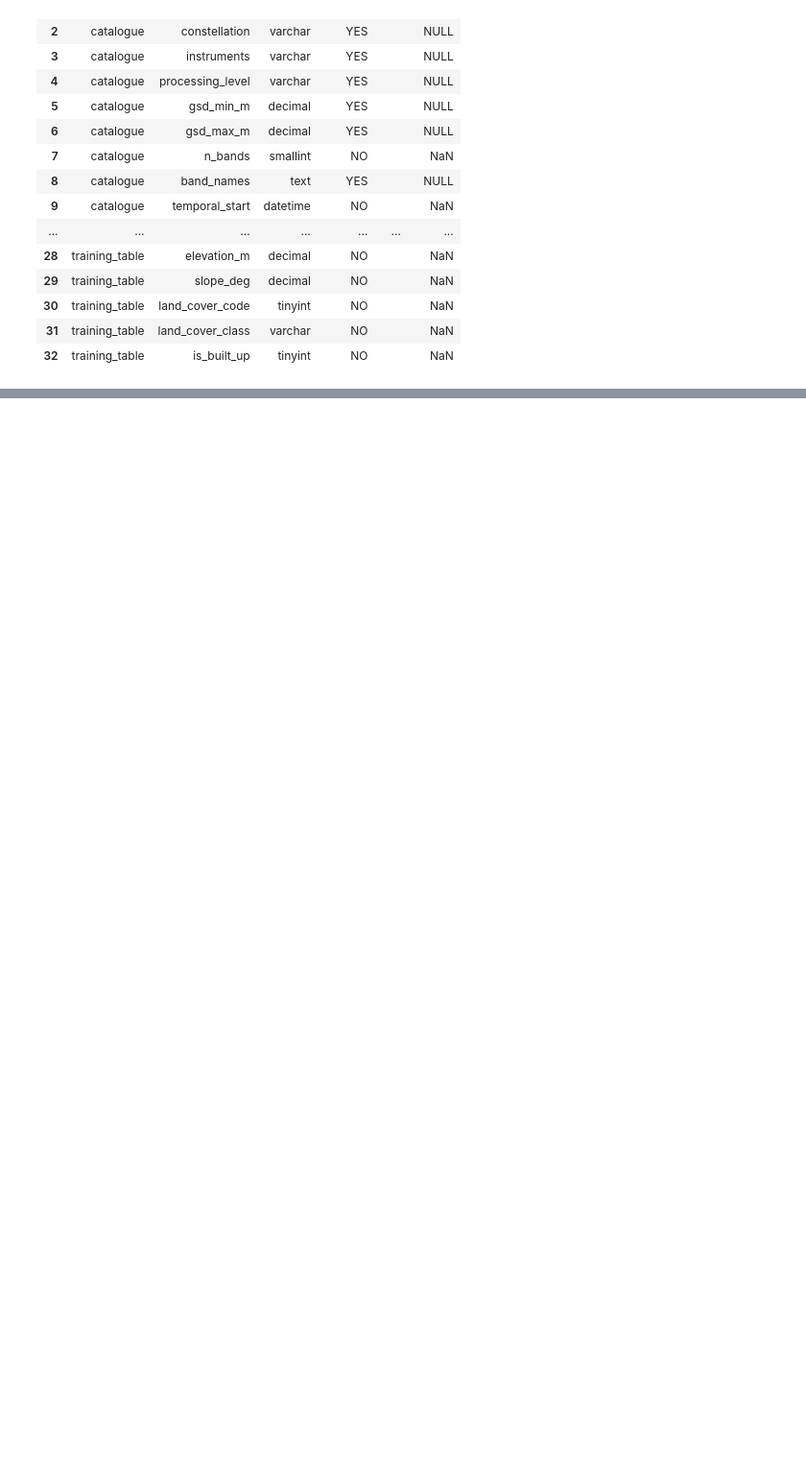
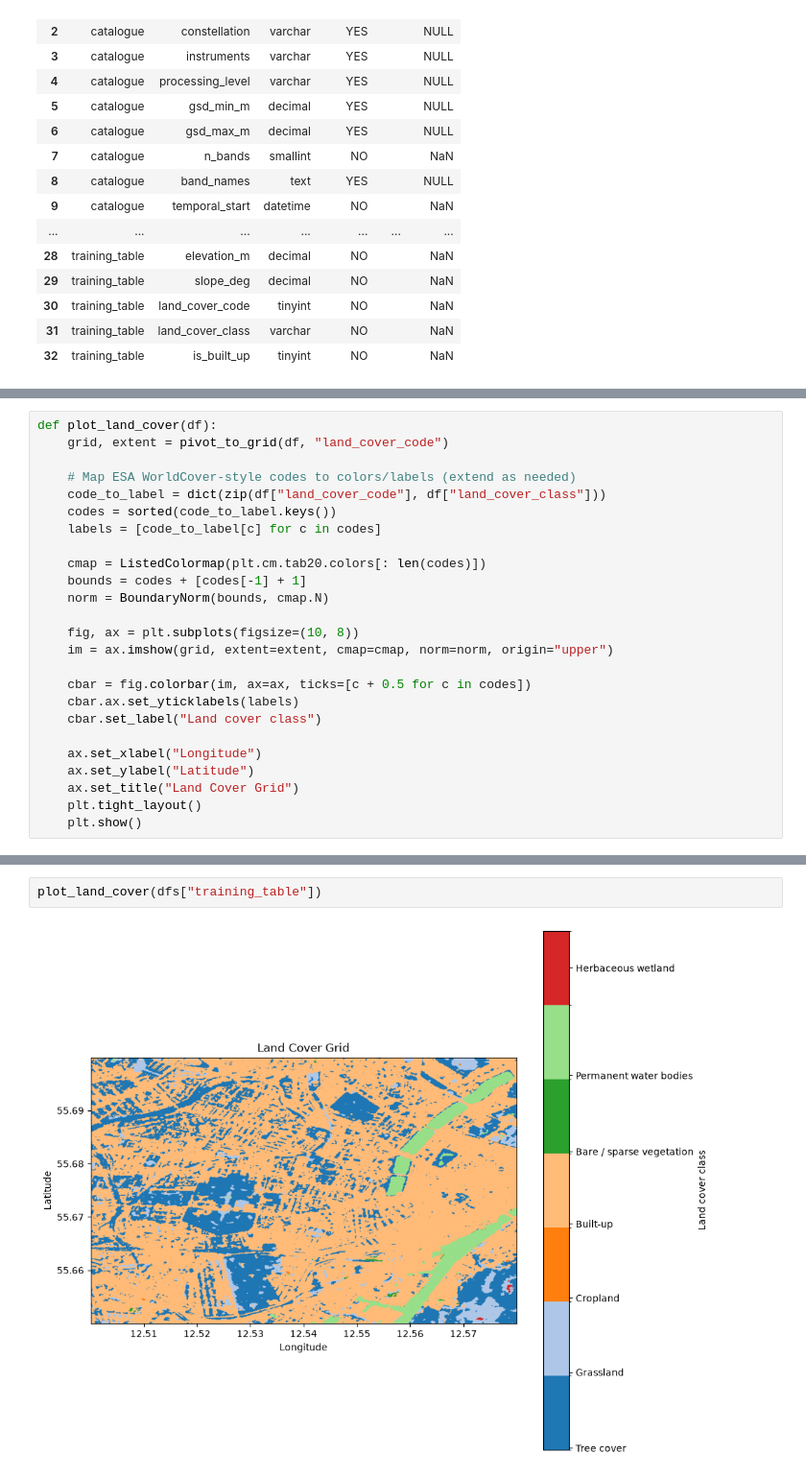
Before and after one commit to Inpatch/Esa_case, a Jupyter notebook: test.ipynb, the cells around one changed output, grey strips where cells are left out. Shown at 96% size. Cells and saved outputs as stored; diff of their text form; blank space fills up the shorter version.

Commit message:
added different graphs

```diff
--- a/test.ipynb
+++ b/test.ipynb
@@ -154,0 +194,25 @@ NameError: name 'df2' is not defined
+# %%
+def plot_land_cover(df):
+    grid, extent = pivot_to_grid(df, "land_cover_code")
+
+    # Map ESA WorldCover-style codes to colors/labels (extend as needed)
+    code_to_label = dict(zip(df["land_cover_code"], df["land_cover_class"]))
+    codes = sorted(code_to_label.keys())
+    labels = [code_to_label[c] for c in codes]
+
+    cmap = ListedColormap(plt.cm.tab20.colors[: len(codes)])
+    bounds = codes + [codes[-1] + 1]
+    norm = BoundaryNorm(bounds, cmap.N)
+
+    fig, ax = plt.subplots(figsize=(10, 8))
+    im = ax.imshow(grid, extent=extent, cmap=cmap, norm=norm, origin="upper")
+
+    cbar = fig.colorbar(im, ax=ax, ticks=[c + 0.5 for c in codes])
+    cbar.ax.set_yticklabels(labels)
+    cbar.set_label("Land cover class")
+
+    ax.set_xlabel("Longitude")
+    ax.set_ylabel("Latitude")
+    ax.set_title("Land Cover Grid")
+    plt.tight_layout()
+    plt.show()
@@ -154,0 +243,4 @@ NameError: name 'df2' is not defined
+# %%
+plot_land_cover(dfs["training_table"])
+# %% [output]
+[figure, added]
```
Also changed, not shown: parts of 13 cells of this notebook, 2 other files.
